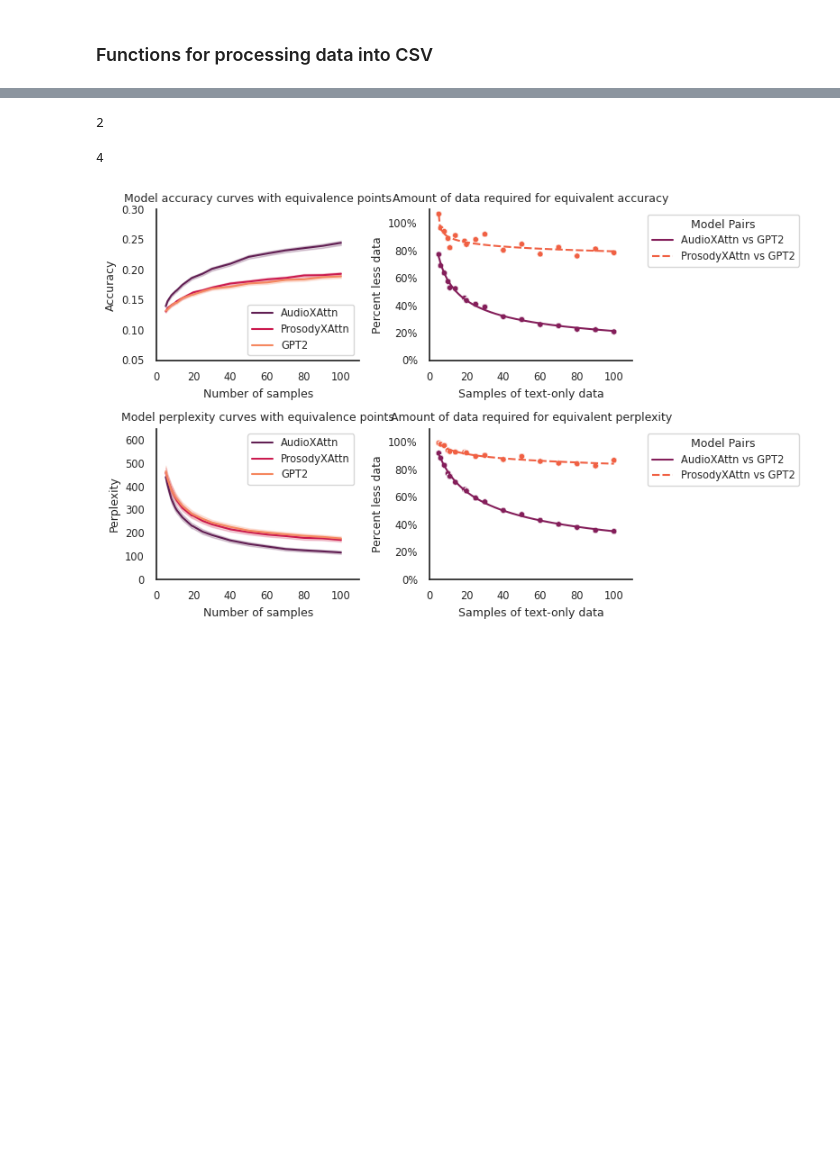
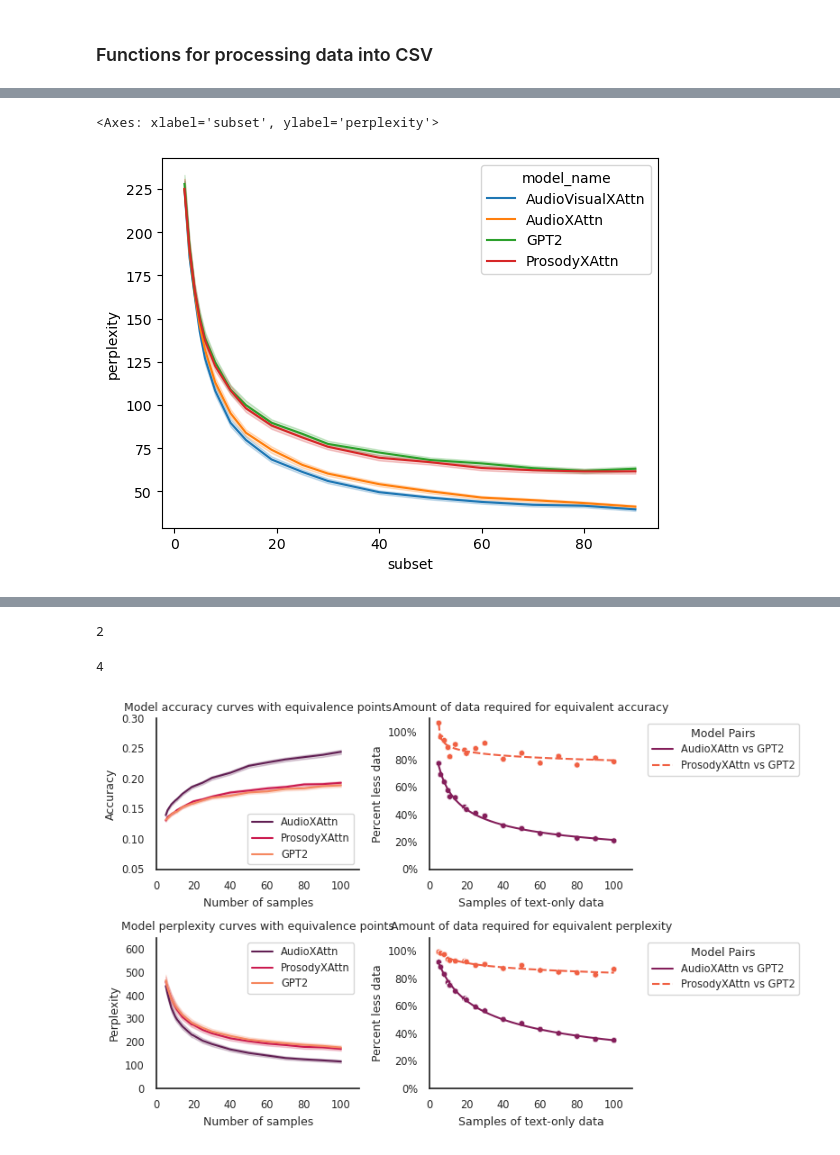
Before and after one commit to thefinnlab/isc_asynchrony_behavioral, a Jupyter notebook: code/notebooks/model06_GetDatasetHours.ipynb, the cells around one changed output, grey strips where cells are left out. Cells and saved outputs as stored; diff of their text form; code cells hidden in the pictures; blank space fills up the shorter version.

```diff
--- a/code/notebooks/model06_GetDatasetHours.ipynb
+++ b/code/notebooks/model06_GetDatasetHours.ipynb
@@ -119,2 +31,0 @@ tensor([[[-0.8792,  0.0667, -0.6307,  ..., -0.0477,  0.0668,  0.0000],
-# %%
-batch = preproc_dataset.__getitem__(0)
@@ -316,21 +31,0 @@ AttributeError: 'Dataset' object has no attribute 'preprocess_data'
-# %%
-# DATASET = 'pfka-moth-stories'
-# split = 'train'
-DATASET = 'gigaspeech/m'
-split = 'test'
-text_model_name = 'gpt2'
-audio_model_name = 'wav2vec2'
-
-dataset_dir = os.path.join(DATASETS_DIR, 'nlp-datasets', DATASET)
-cache_dir = os.path.join(SCRATCH_DIR, 'nlp-datasets', DATASET)
-
-# create datasets
-dataset = AudioTextDataset(
-    dataset_dir=dataset_dir,
-    cache_dir=cache_dir,
-    audio_model_name=audio_model_name,
-    text_model_name=text_model_name,
-    split=split,
-)
-
-dataset.preprocess_data()
@@ -357,0 +32,5 @@ NameError: name 'torch' is not defined
+# %%
+json_path = os.path.join(DATASETS_DIR, 'nlp-datasets', 'av-combined', 'features', 'metadata', 'gpt2-wav2vec2-data2vec', 'train', 'metadata.json')
+# %%
+with open(json_path, 'r') as f:
+    data = json.load(f)
@@ -359,0 +244,5 @@ NameError: name 'torch' is not defined
+# %%
+sns.lineplot(df_results, x='subset', y='perplexity', hue='model_name')
+# %% [output]
+<Axes: xlabel='subset', ylabel='perplexity'>
+[figure, added]
```
Also changed, not shown: parts of 61 cells of this notebook, 42 other files.
